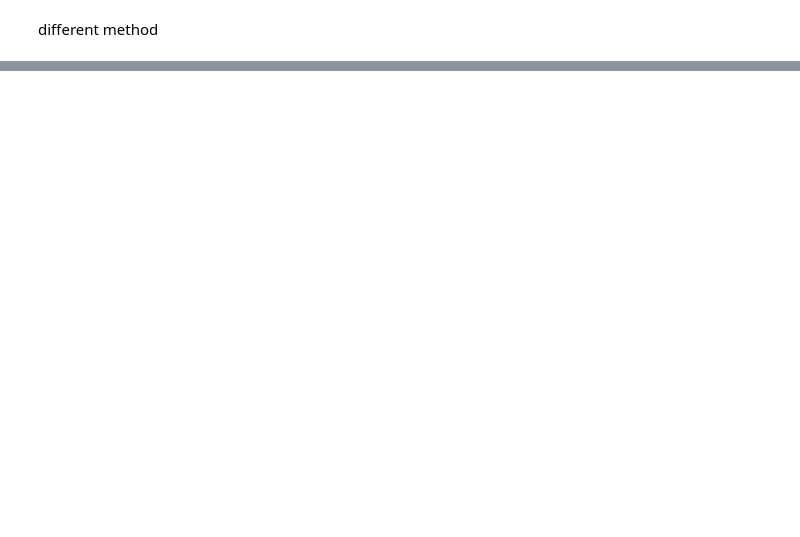
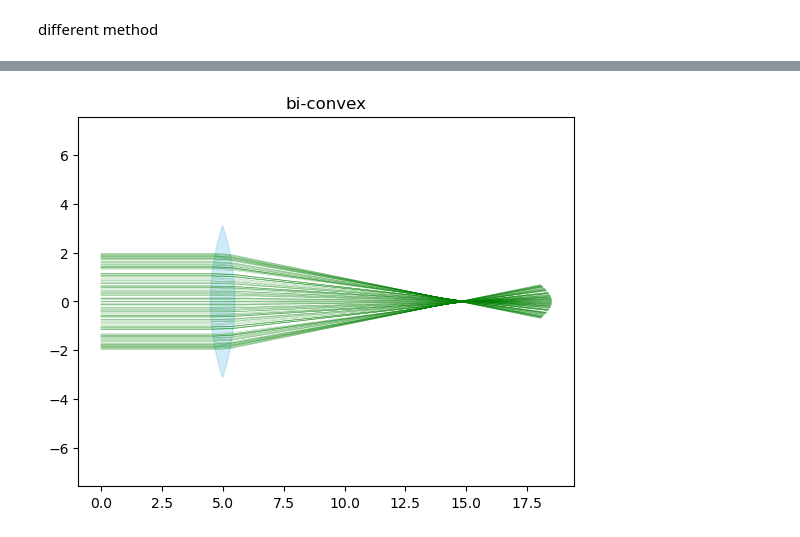
Before and after one commit to jus910/Ray-Tracing, a Jupyter notebook: differentMethod.ipynb, the cells around one changed output, grey strips where cells are left out. Cells and saved outputs as stored; diff of their text form; code cells hidden in the pictures; blank space fills up the shorter version.

```diff
--- a/differentMethod.ipynb
+++ b/differentMethod.ipynb
@@ -265,0 +422,24 @@ plotEverything(objects,title='circle',ylim=(-10,10),xlim=(20,40))
+# %%
+clearObjects()   #resets, clears the "board"
+backgroundMedium(n=1)
+
+number=100
+randomYList=[]
+
+for i in range(number):
+    randomYList.append(np.random.uniform(-2, 2))
+
+for randomY in randomYList:
+    #symmetric
+    Ray(y_pos=randomY, theta=0, x_pos=0)
+    Ray(y_pos=-1*randomY, theta=0, x_pos=0)
+
+ConvexLens(xc=5, yc=0, d=1, r1=10, r2=-10, n=1.5, color='skyblue', points=1000)
+
+move_allRays(anotherStep=13)
+
+ThirdSetofObjects = objects.copy()
+
+plotEverything(ThirdSetofObjects,"bi-convex", color='g')
+# %% [output]
+[figure, added]
```
Also changed, not shown: parts of 11 cells of this notebook, 2 other files.
